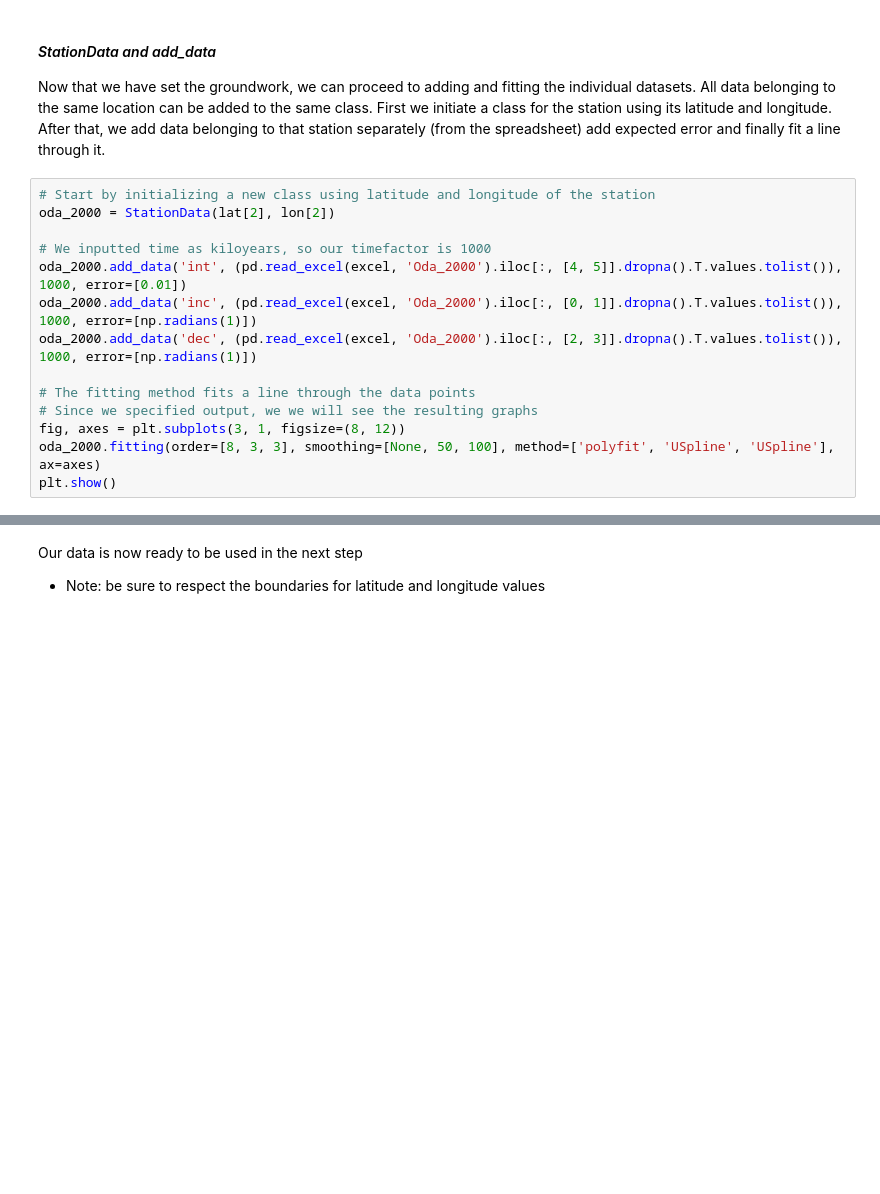
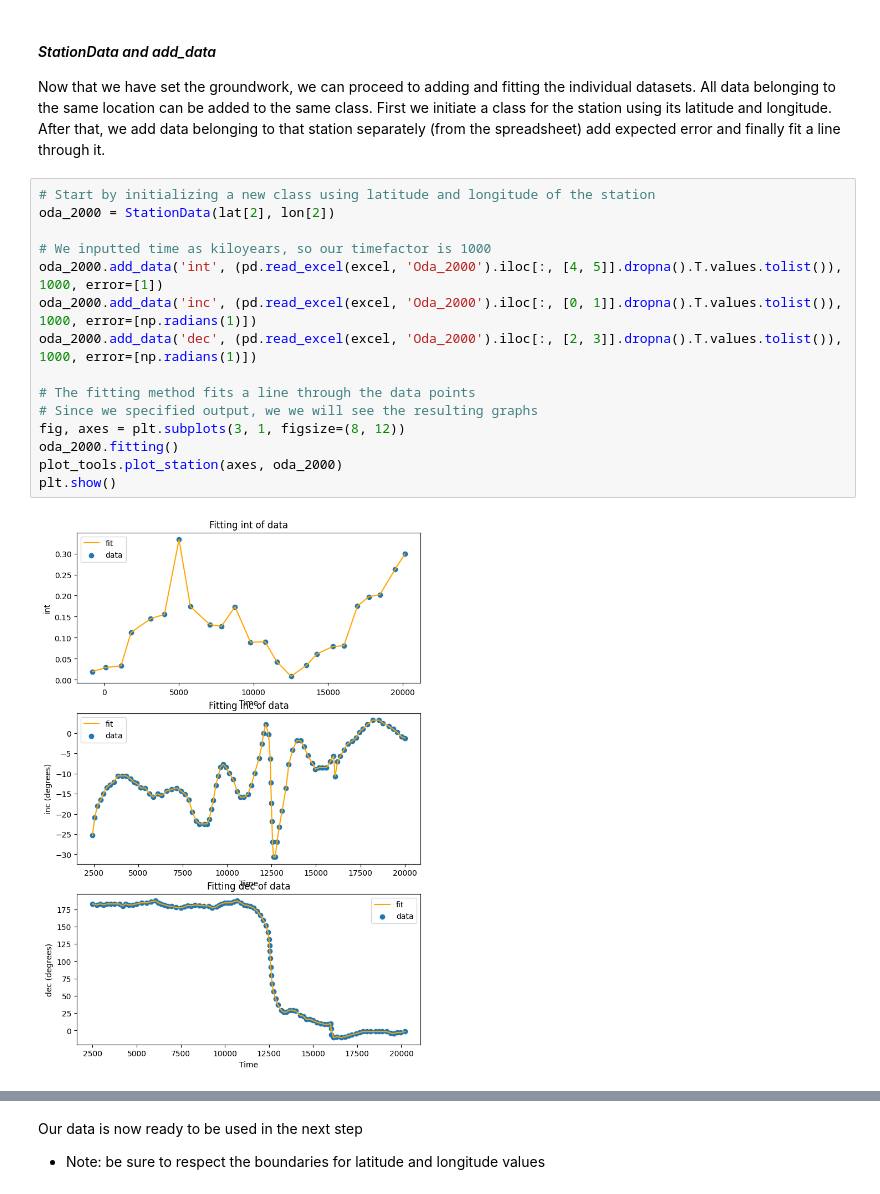
Before and after one commit to outfrenk/pymaginverse, a Jupyter notebook: doc/Tutorial Geomagnetic Field Inversions.ipynb, the cells around one changed output, grey strips where cells are left out. Cells and saved outputs as stored; diff of their text form; blank space fills up the shorter version.

```diff
--- a/doc/Tutorial Geomagnetic Field Inversions.ipynb
+++ b/doc/Tutorial Geomagnetic Field Inversions.ipynb
@@ -47,14 +47,17 @@ Now that we have set the groundwork, we can proceed to adding and fitting the in
 # %%
 # Start by initializing a new class using latitude and longitude of the station
 oda_2000 = StationData(lat[2], lon[2])
 
 # We inputted time as kiloyears, so our timefactor is 1000
-oda_2000.add_data('int', (pd.read_excel(excel, 'Oda_2000').iloc[:, [4, 5]].dropna().T.values.tolist()), 1000, error=[0.01])
+oda_2000.add_data('int', (pd.read_excel(excel, 'Oda_2000').iloc[:, [4, 5]].dropna().T.values.tolist()), 1000, error=[1])
 oda_2000.add_data('inc', (pd.read_excel(excel, 'Oda_2000').iloc[:, [0, 1]].dropna().T.values.tolist()), 1000, error=[np.radians(1)])
 oda_2000.add_data('dec', (pd.read_excel(excel, 'Oda_2000').iloc[:, [2, 3]].dropna().T.values.tolist()), 1000, error=[np.radians(1)])
 
 # The fitting method fits a line through the data points
 # Since we specified output, we we will see the resulting graphs
 fig, axes = plt.subplots(3, 1, figsize=(8, 12))
-oda_2000.fitting(order=[8, 3, 3], smoothing=[None, 50, 100], method=['polyfit', 'USpline', 'USpline'], ax=axes)
+oda_2000.fitting()
+plot_tools.plot_station(axes, oda_2000)
 plt.show()
+# %% [output]
+[figure, added]
```
Also changed, not shown: parts of 27 cells of this notebook, 1 other file.
